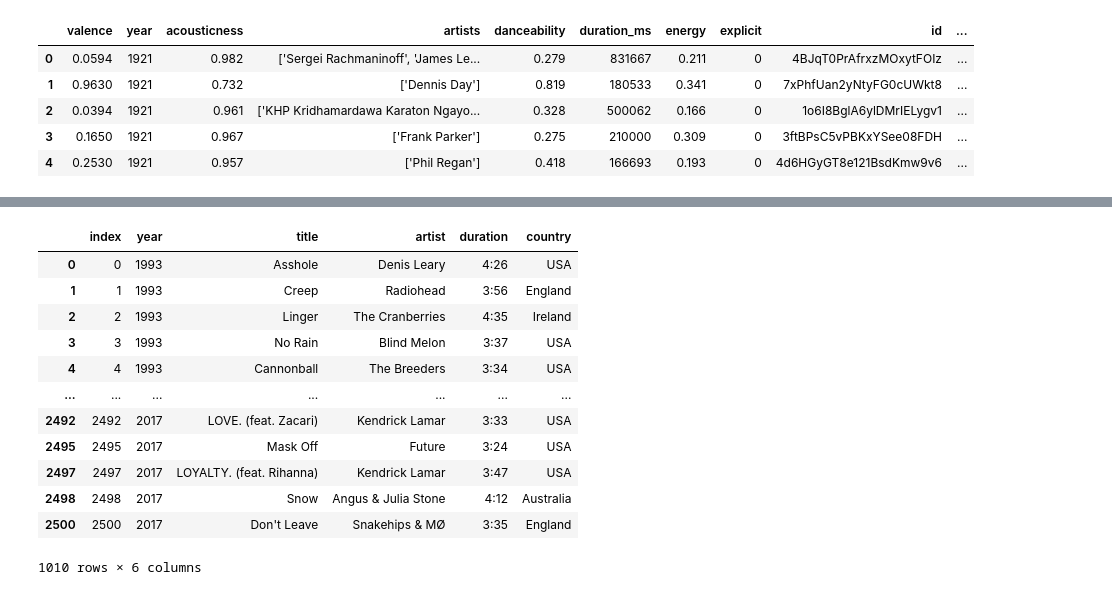
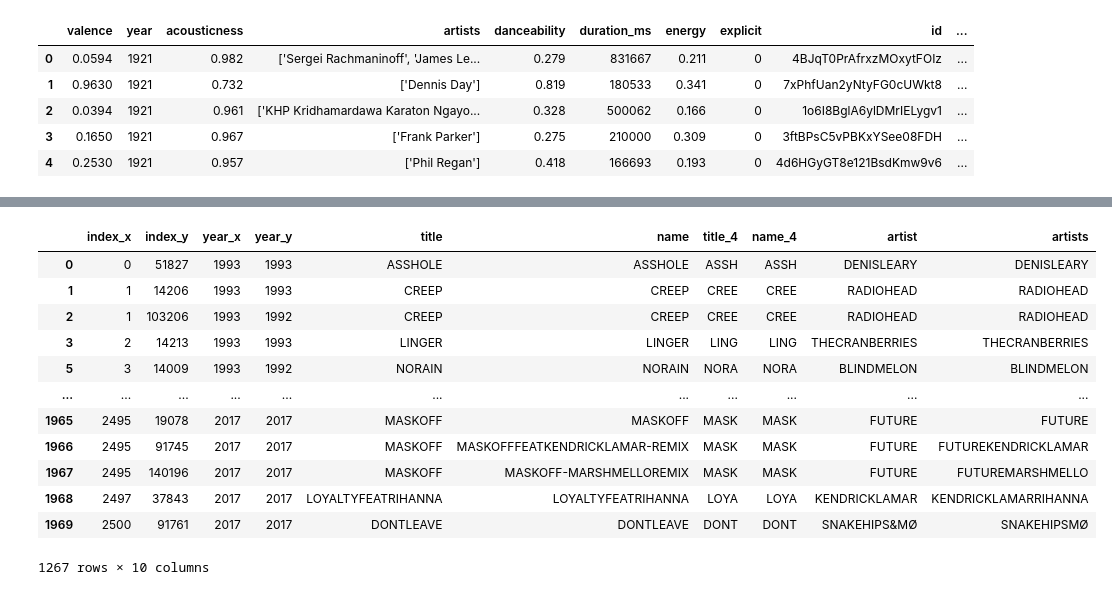
Before and after one commit to relaernu/project_1, a Jupyter notebook: Notebooks/FirstTryCombine.ipynb, the cells around one changed output, grey strips where cells are left out. Cells and saved outputs as stored; diff of their text form; code cells hidden in the pictures.

```diff
--- a/Notebooks/FirstTryCombine.ipynb
+++ b/Notebooks/FirstTryCombine.ipynb
@@ -107,16 +91,31 @@ index
-# %%
-df_jjj.loc[df_jjj["index"].isin(index["index_x"])]
-# %% [output]
-|  | index | year | title | artist | duration | country |
-| 0 | 0 | 1993 | Asshole | Denis Leary | 4:26 | USA |
-| 1 | 1 | 1993 | Creep | Radiohead | 3:56 | England |
-| 2 | 2 | 1993 | Linger | The Cranberries | 4:35 | Ireland |
-| 3 | 3 | 1993 | No Rain | Blind Melon | 3:37 | USA |
-| 4 | 4 | 1993 | Cannonball | The Breeders | 3:34 | USA |
-| ... | ... | ... | ... | ... | ... | ... |
-| 2492 | 2492 | 2017 | LOVE. (feat. Zacari) | Kendrick Lamar | 3:33 | USA |
-| 2495 | 2495 | 2017 | Mask Off | Future | 3:24 | USA |
-| 2497 | 2497 | 2017 | LOYALTY. (feat. Rihanna) | Kendrick Lamar | 3:47 | USA |
-| 2498 | 2498 | 2017 | Snow | Angus & Julia Stone | 4:12 | Australia |
-| 2500 | 2500 | 2017 | Don't Leave | Snakehips & MØ | 3:35 | England |
-1010 rows × 6 columns
+# %%
+# merge by ["title_4","artist_4"] and ["name_4", "artists_4"]
+df_title_artist = df_jjj_rename.merge(df_spotify_rename, left_on=["title_4","artist_4"], right_on=["name_4", "artists_4"], how="inner")
+
+# merge by "title_4" only
+df_title_only = df_jjj_rename.merge(df_spotify_rename, left_on=["title_4"], right_on=["name_4"], how="inner")
+
+# choose one of the above for later processing
+index_df_good = df_title_artist_year[["index_x","index_y", "year_x","year_y", "title", "name", "title_4", "name_4", "artist", "artists"]]
+# index_df_good = df_title_artist[["index_x","index_y", "year_x","year_y", "title", "name", "title_4", "name_4", "artist", "artists"]]
+
+# filter by year compare (results less than merge by ["title_4","artist_4"] and ["name_4", "artists_4"])
+# df_title_artist_year = df_title_artist.loc[(df_title_artist["year_x"] >= df_title_artist["year_y"]) & (df_title_artist["year_x"] - df_title_artist["year_y"] <=10)]
+# index_df_good = df_title_artist_year[["index_x","index_y", "year_x","year_y", "title", "name", "title_4", "name_4", "artist", "artists"]]
+
+#index_df_good
+index_df_good
+# %% [output]
+|  | index_x | index_y | year_x | year_y | title | name | title_4 | name_4 | artist | artists |
+| 0 | 0 | 51827 | 1993 | 1993 | ASSHOLE | ASSHOLE | ASSH | ASSH | DENISLEARY | DENISLEARY |
+| 1 | 1 | 14206 | 1993 | 1993 | CREEP | CREEP | CREE | CREE | RADIOHEAD | RADIOHEAD |
+| 2 | 1 | 103206 | 1993 | 1992 | CREEP | CREEP | CREE | CREE | RADIOHEAD | RADIOHEAD |
+| 3 | 2 | 14213 | 1993 | 1993 | LINGER | LINGER | LING | LING | THECRANBERRIES | THECRANBERRIES |
+| 5 | 3 | 14009 | 1993 | 1992 | NORAIN | NORAIN | NORA | NORA | BLINDMELON | BLINDMELON |
+| ... | ... | ... | ... | ... | ... | ... | ... | ... | ... | ... |
+| 1965 | 2495 | 19078 | 2017 | 2017 | MASKOFF | MASKOFF | MASK | MASK | FUTURE | FUTURE |
+| 1966 | 2495 | 91745 | 2017 | 2017 | MASKOFF | MASKOFFFEATKENDRICKLAMAR-REMIX | MASK | MASK | FUTURE | FUTUREKENDRICKLAMAR |
+| 1967 | 2495 | 140196 | 2017 | 2017 | MASKOFF | MASKOFF-MARSHMELLOREMIX | MASK | MASK | FUTURE | FUTUREMARSHMELLO |
+| 1968 | 2497 | 37843 | 2017 | 2017 | LOYALTYFEATRIHANNA | LOYALTYFEATRIHANNA | LOYA | LOYA | KENDRICKLAMAR | KENDRICKLAMARRIHANNA |
+| 1969 | 2500 | 91761 | 2017 | 2017 | DONTLEAVE | DONTLEAVE | DONT | DONT | SNAKEHIPS&MØ | SNAKEHIPSMØ |
+1267 rows × 10 columns
```
Also changed, not shown: parts of 6 cells of this notebook, 1 other file.
